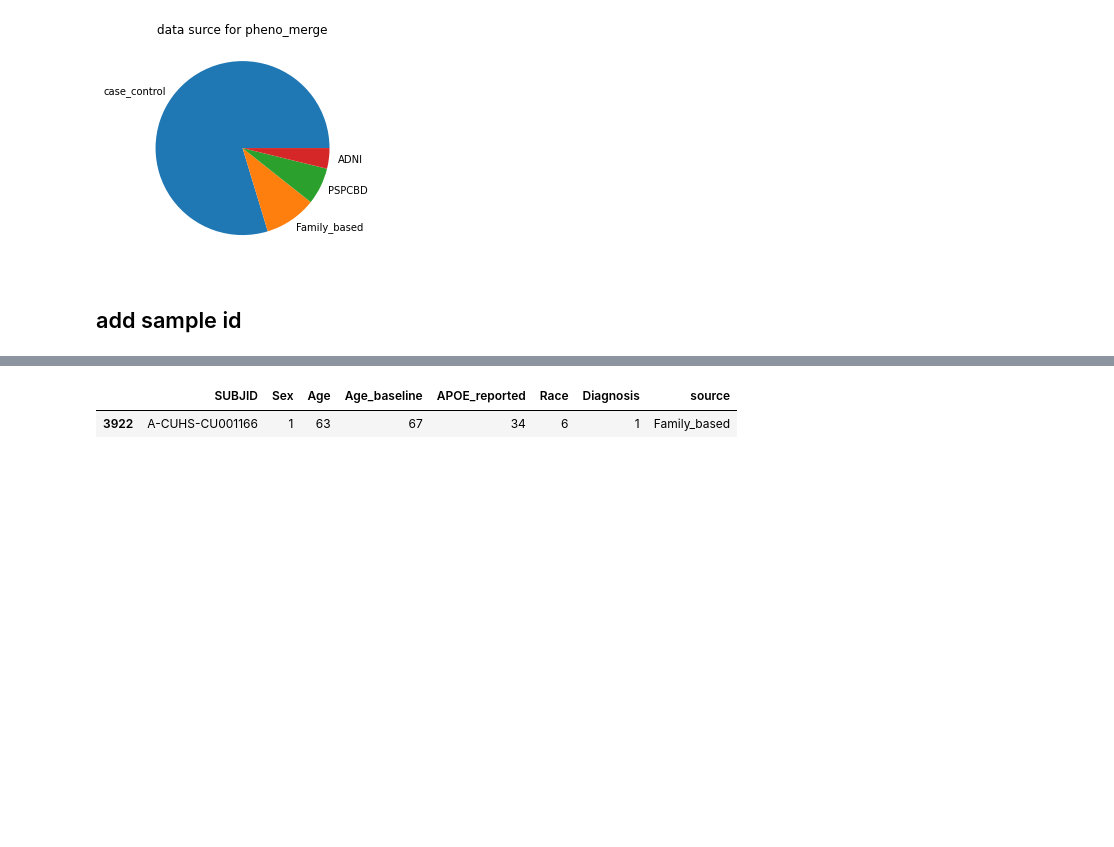
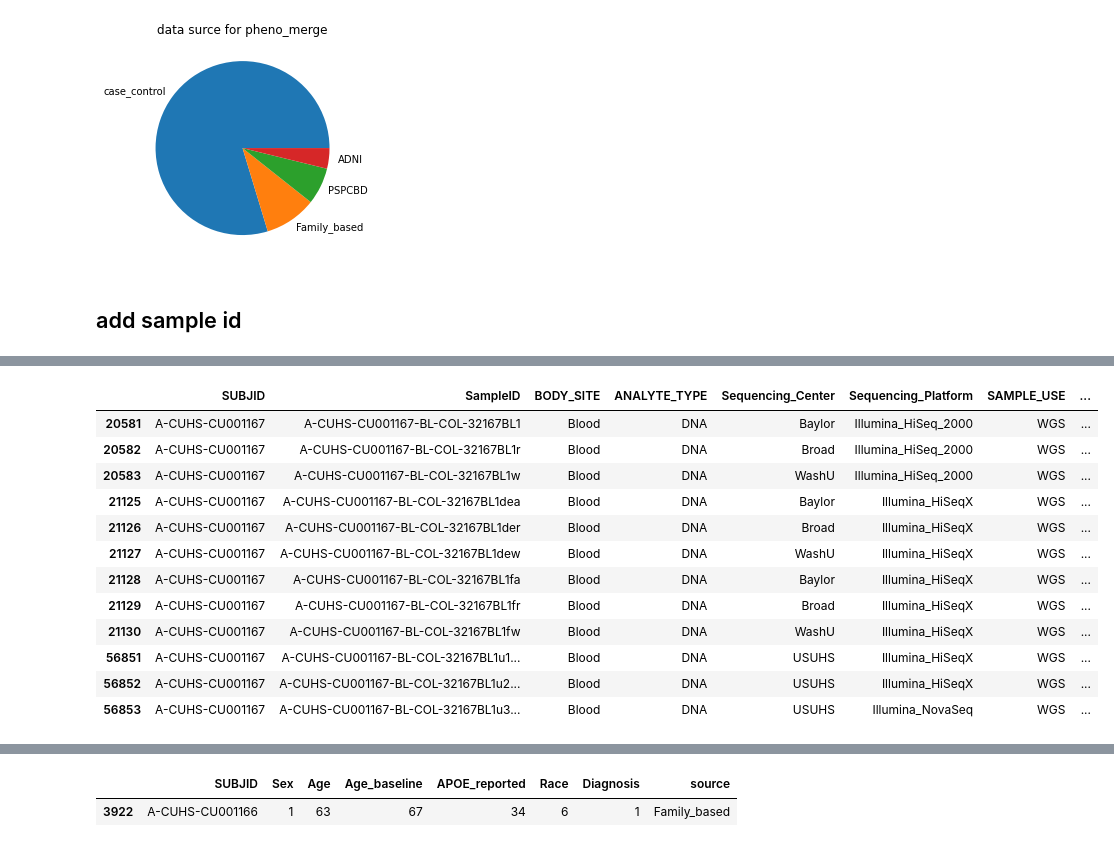
Before and after one commit to teresa-sansan/ADSP_polyfun, a Jupyter notebook: data_processing/phenotype/merge_pheno_36k.ipynb, the cells around one changed output, grey strips where cells are left out. Drawn from its saved outputs; the diff is of its cells as text; code cells hidden in the pictures; blank space fills up the shorter version.

```diff
--- a/data_processing/phenotype/merge_pheno_36k.ipynb
+++ b/data_processing/phenotype/merge_pheno_36k.ipynb
@@ -537,3 +588,19 @@ manifest_multi_WGS
+# %%
+manifest[manifest.SUBJID == 'A-CUHS-CU001167']
+# %% [output]
+|  | SUBJID | SampleID | BODY_SITE | ANALYTE_TYPE | Sequencing_Center | Sequencing_Platform | SAMPLE_USE | ... |
+| 20581 | A-CUHS-CU001167 | A-CUHS-CU001167-BL-COL-32167BL1 | Blood | DNA | Baylor | Illumina_HiSeq_2000 | WGS | ... |
+| 20582 | A-CUHS-CU001167 | A-CUHS-CU001167-BL-COL-32167BL1r | Blood | DNA | Broad | Illumina_HiSeq_2000 | WGS | ... |
+| 20583 | A-CUHS-CU001167 | A-CUHS-CU001167-BL-COL-32167BL1w | Blood | DNA | WashU | Illumina_HiSeq_2000 | WGS | ... |
+| 21125 | A-CUHS-CU001167 | A-CUHS-CU001167-BL-COL-32167BL1dea | Blood | DNA | Baylor | Illumina_HiSeqX | WGS | ... |
+| 21126 | A-CUHS-CU001167 | A-CUHS-CU001167-BL-COL-32167BL1der | Blood | DNA | Broad | Illumina_HiSeqX | WGS | ... |
+| 21127 | A-CUHS-CU001167 | A-CUHS-CU001167-BL-COL-32167BL1dew | Blood | DNA | WashU | Illumina_HiSeqX | WGS | ... |
+| 21128 | A-CUHS-CU001167 | A-CUHS-CU001167-BL-COL-32167BL1fa | Blood | DNA | Baylor | Illumina_HiSeqX | WGS | ... |
+| 21129 | A-CUHS-CU001167 | A-CUHS-CU001167-BL-COL-32167BL1fr | Blood | DNA | Broad | Illumina_HiSeqX | WGS | ... |
+| 21130 | A-CUHS-CU001167 | A-CUHS-CU001167-BL-COL-32167BL1fw | Blood | DNA | WashU | Illumina_HiSeqX | WGS | ... |
+| 56851 | A-CUHS-CU001167 | A-CUHS-CU001167-BL-COL-32167BL1u1... | Blood | DNA | USUHS | Illumina_HiSeqX | WGS | ... |
+| 56852 | A-CUHS-CU001167 | A-CUHS-CU001167-BL-COL-32167BL1u2... | Blood | DNA | USUHS | Illumina_HiSeqX | WGS | ... |
+| 56853 | A-CUHS-CU001167 | A-CUHS-CU001167-BL-COL-32167BL1u3... | Blood | DNA | USUHS | Illumina_NovaSeq | WGS | ... |
 # %%
 manifest_multi_WGS[manifest_multi_WGS.duplicated(subset = 'SUBJID', keep = False)].value_counts('SUBJID')
 # %% [output]
```
Also changed, not shown: parts of 32 cells of this notebook.
